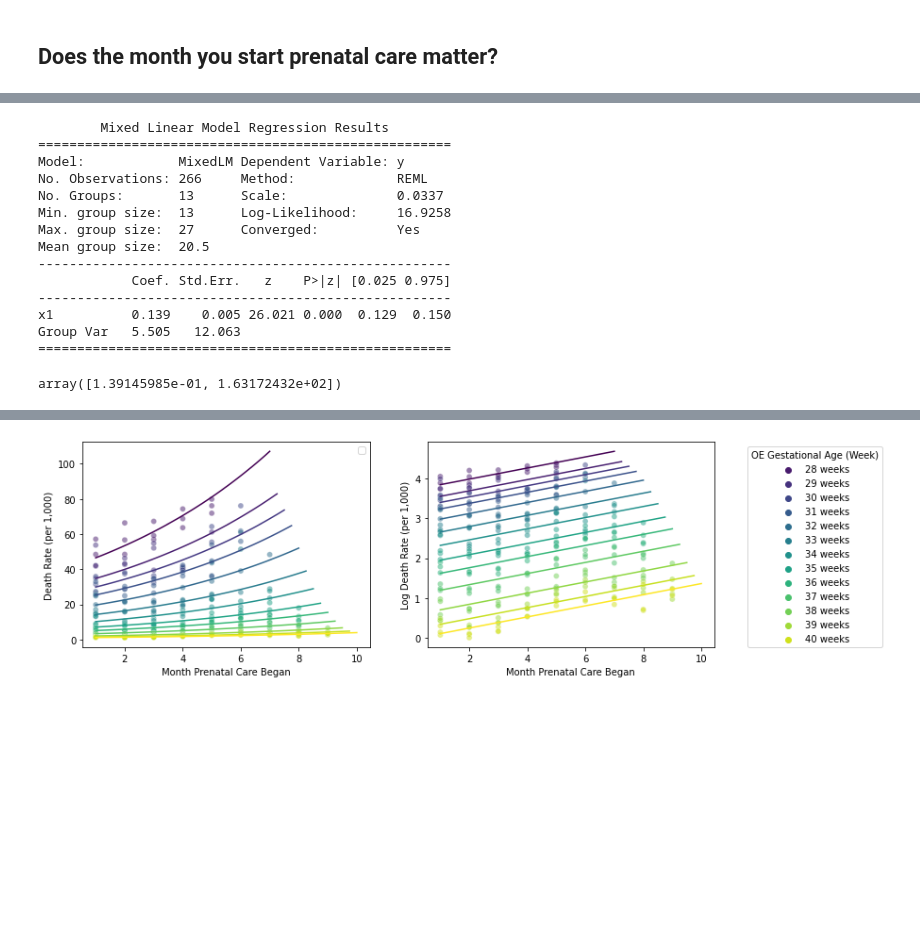
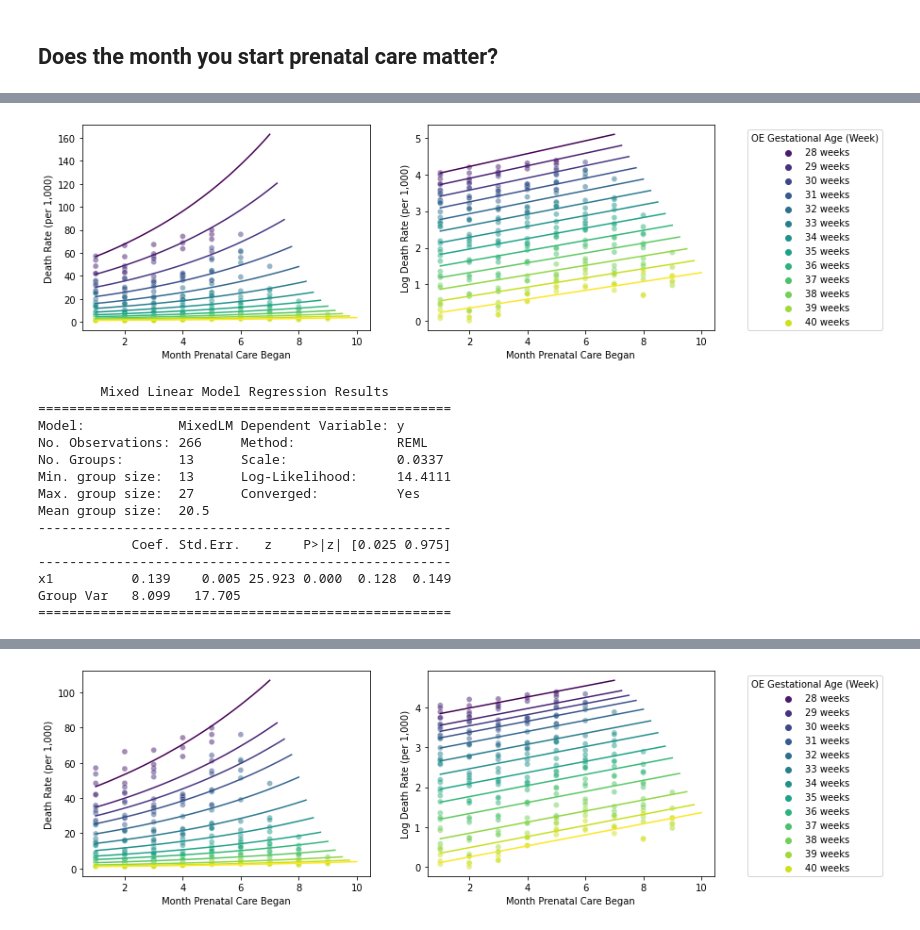
Before and after one commit to kels271828/ds4a, a Jupyter notebook: notebooks/death_rate.ipynb, the cells around one changed output, grey strips where cells are left out. Saved outputs shown, nothing was run; the diff lists cells and outputs as text; code cells hidden in the pictures; blank space fills up the shorter version.

Commit message:
add cross terms to models

```diff
--- a/notebooks/death_rate.ipynb
+++ b/notebooks/death_rate.ipynb
@@ -135,8 +137,3 @@ Covariance Type:            nonrobust
 
 Notes:
 [1] Standard Errors assume that the covariance matrix of the errors is correctly specified.
-# %%
-df_t = df2[df2['Prenatal Care'] == True]
-model_t = sm.OLS(df_t['Log Death Rate'], sm.add_constant(df_t['Gestational Week']))
-res_t = model_t.fit()
-print(res_t.summary())
@@ -164,11 +143,12 @@ sns.scatterplot(x='Gestational Week', y='Death Rate', hue='Prenatal Care', data=
 sns.scatterplot(x='Gestational Week', y='Log Death Rate', hue='Prenatal Care', data=df2, ax=ax[1])
 
 x = np.linspace(28, 40)
-y_f = np.polyval([res_f.params[1], res_f.params[0]], x)
+x_centered = x - df2['Gestational Week'].mean()
+y_f = np.polyval([res.params[1], res.params[0]], x_centered)
 ax[0].plot(x, np.exp(y_f))
 ax[1].plot(x, y_f)
 
-y_t = np.polyval([res_t.params[1], res_t.params[0]], x)
+y_t = np.polyval([res.params[3] + res.params[1], res.params[0]], x_centered) + res.params[2]
 ax[0].plot(x, np.exp(y_t))
 ax[1].plot(x, y_t)
 
@@ -181,3 +161,13 @@ plt.savefig('../results/death_rate_2.png', dpi=300)
 [figure]
 # %% [markdown]
 ## Does the month you start prenatal care matter?
+# %%
+# Linear model
+df = subset[subset['Prenatal Care'] == True]
+df['Week Centered'] = df['OE Gestational Age Weekly Code'] - df['OE Gestational Age Weekly Code'].mean()
+df['Month Centered'] = df['Month Prenatal Care Began Code'] - df['Month Prenatal Care Began Code'].mean()
+df['Cross Term'] = df.apply(lambda row: row['Week Centered']*row['Month Centered'], axis=1)
+df['Log Death Rate'] = df.apply(lambda row: np.log(row['Death Rate']), axis=1)
+model = sm.OLS(df['Log Death Rate'], sm.add_constant(df[['Week Centered', 'Month Centered', 'Cross Term']]))
+res = model.fit()
+print(res.summary())
@@ -184,9 +192,32 @@ plt.savefig('../results/death_rate_2.png', dpi=300)
+# %%
+fig, ax = plt.subplots(1, 2, figsize=(12, 4))
+sns.scatterplot(x='Month Prenatal Care Began Code', y='Death Rate', hue='OE Gestational Age Weekly',
+                palette='viridis', data=df, ax=ax[0], alpha=0.5, legend=False)
+sns.scatterplot(x='Month Prenatal Care Began Code', y='Log Death Rate', hue='OE Gestational Age Weekly',
+                palette='viridis', data=df, ax=ax[1], alpha=0.5)
+
+for week in df['OE Gestational Age Weekly Code'].unique():
+    x = np.linspace(1, week/4)
+    x_centered = x - df['Month Prenatal Care Began Code'].mean()
+    week_centered = week - df['OE Gestational Age Weekly Code'].mean()
+    y = res.params[0] + res.params[1]*week_centered + res.params[2]*x_centered + \
+        res.params[3]*week_centered*x_centered
+    ax[0].plot(x, np.exp(y), c=viridis.to_rgba(week))
+    ax[1].plot(x, y, c=viridis.to_rgba(week))
+
+ax[0].set_xlabel('Month Prenatal Care Began')
+ax[1].set_xlabel('Month Prenatal Care Began')
+ax[0].set_ylabel('Death Rate (per 1,000)')
+ax[1].set_ylabel('Log Death Rate (per 1,000)')
+ax[1].legend(title='OE Gestational Age (Week)', bbox_to_anchor=(1.6, 1))
+plt.savefig('../results/death_rate_3.png', dpi=300)
+# %% [output]
+[figure, added]
 # %%
-df = subset[subset['Prenatal Care'] == True]
-df['Log Death Rate'] = df.apply(lambda row: np.log(row['Death Rate']), axis=1)
+# Mixed effects model seems to fit better
 model_me = sm.MixedLM(df['Log Death Rate'].values,                 # dependent variable
-                      df['Month Prenatal Care Began Code'].values, # fixed effects covariates
-                      df['OE Gestational Age Weekly Code'].values) # groups
+                      df['Month Centered'].values, # fixed effects covariates
+                      df['Week Centered'].values) # groups
 res_me = model_me.fit()
 print(res_me.summary())
 # %% [output]
@@ -195,17 +226,12 @@ print(res_me.summary())
 Model:            MixedLM Dependent Variable: y
 No. Observations: 266     Method:             REML
 No. Groups:       13      Scale:              0.0337
-Min. group size:  13      Log-Likelihood:     16.9258
+Min. group size:  13      Log-Likelihood:     14.4111
 Max. group size:  27      Converged:          Yes
 Mean group size:  20.5
 -----------------------------------------------------
             Coef. Std.Err.   z    P>|z| [0.025 0.975]
 -----------------------------------------------------
-x1          0.139    0.005 26.021 0.000  0.129  0.150
-Group Var   5.505   12.063
+x1          0.139    0.005 25.923 0.000  0.128  0.149
+Group Var   8.099   17.705
 =====================================================
-# %%
-# Fixed effects parameters
-res_me.params
-# %% [output]
-array([1.39145985e-01, 1.63172432e+02])
```
Also changed, not shown: parts of 8 cells of this notebook.
